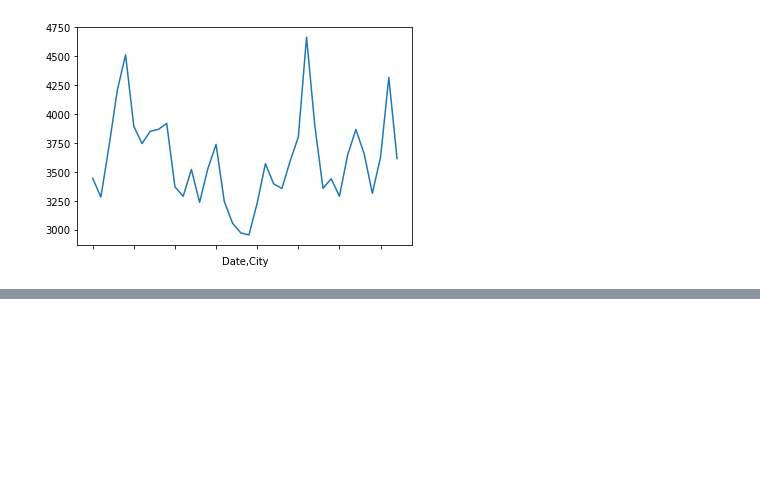
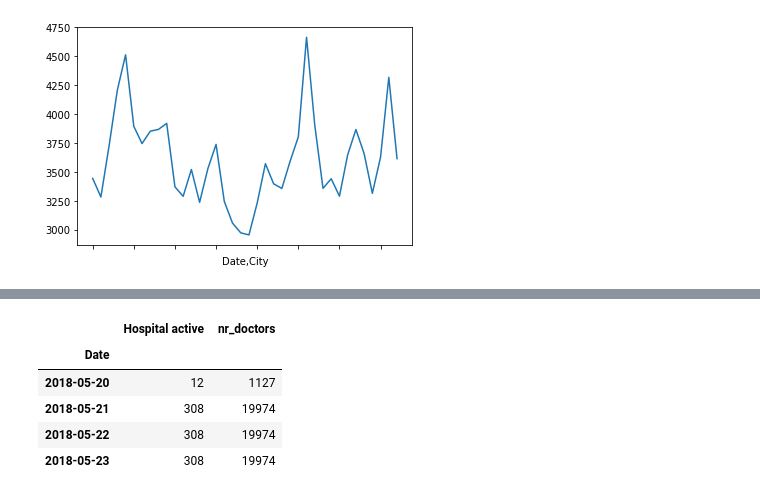
Before and after one commit to ruimgf/ldssa-hackathon-2, a Jupyter notebook: Rui_notebook.ipynb, the cells around one changed output, grey strips where cells are left out. Saved outputs shown, nothing was run; the diff lists cells and outputs as text; code cells hidden in the pictures; blank space fills up the shorter version.

```diff
--- a/Rui_notebook.ipynb
+++ b/Rui_notebook.ipynb
@@ -41,0 +65,9 @@ df_mean['n_doctors'] = np.ceil(df_mean.Nr_patients / 15)
+# %%
+test.groupby('Date').sum()
+# %% [output]
+|  | Hospital active | nr_doctors |
+| Date |  |  |
+| 2018-05-20 | 12 | 1127 |
+| 2018-05-21 | 308 | 19974 |
+| 2018-05-22 | 308 | 19974 |
+| 2018-05-23 | 308 | 19974 |
```
Also changed, not shown: parts of 15 cells of this notebook, 2 other files.
